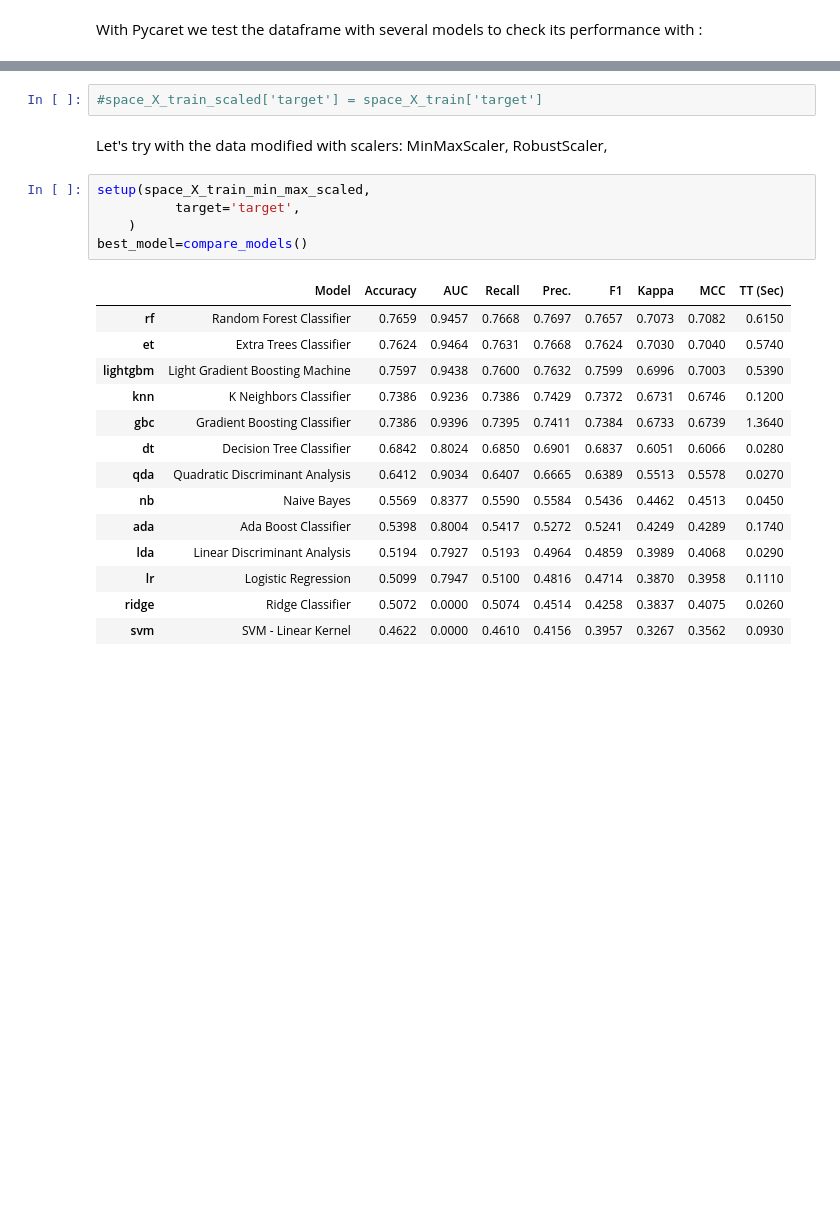
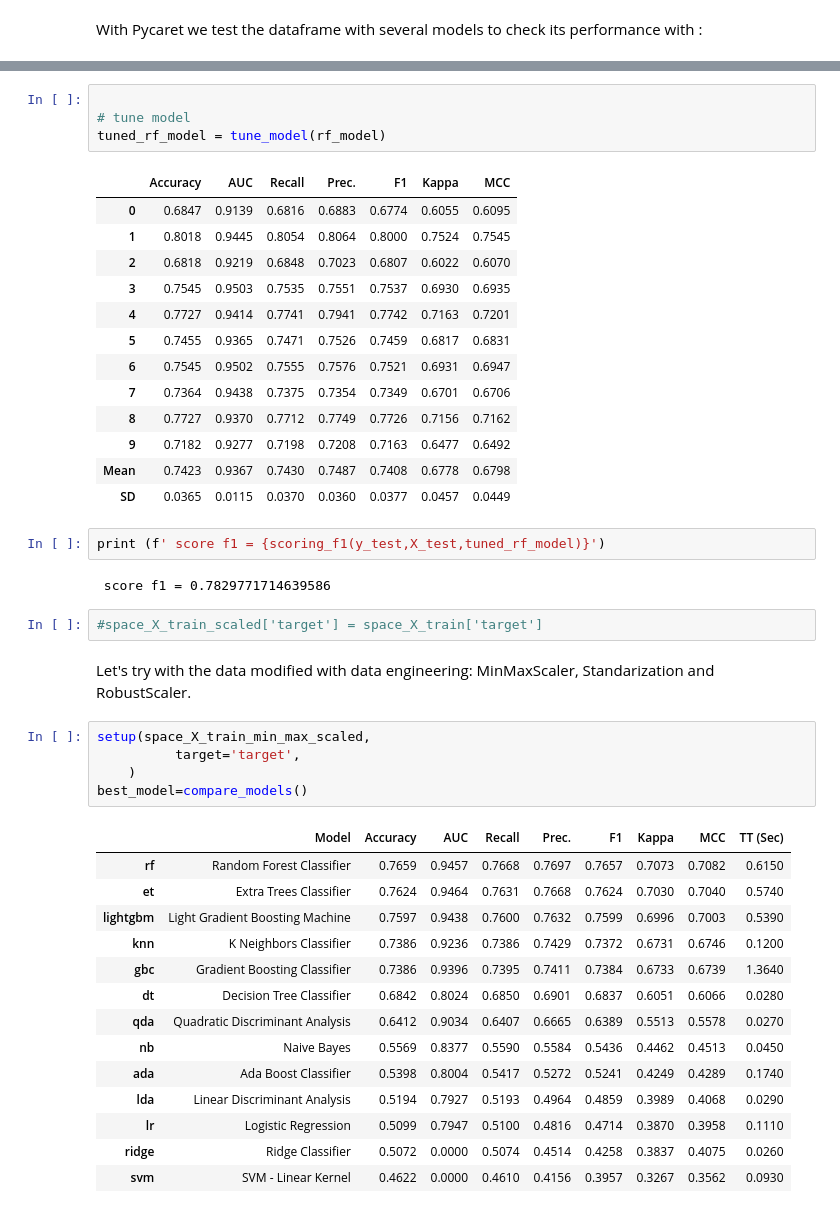
Before and after one commit to MarkusHumetus/Hackathon_Talent_Squad, a Jupyter notebook: main.ipynb, the cells around one changed output, grey strips where cells are left out. Saved outputs shown, nothing was run; the diff lists cells and outputs as text; blank space fills up the shorter version.

```diff
--- a/main.ipynb
+++ b/main.ipynb
@@ -220,7 +260,29 @@ RandomForestClassifier(bootstrap=True, ccp_alpha=0.0, class_weight=None,
+# %%
+
+# tune model
+tuned_rf_model = tune_model(rf_model)
+# %% [output]
+|  | Accuracy | AUC | Recall | Prec. | F1 | Kappa | MCC |
+| 0 | 0.6847 | 0.9139 | 0.6816 | 0.6883 | 0.6774 | 0.6055 | 0.6095 |
+| 1 | 0.8018 | 0.9445 | 0.8054 | 0.8064 | 0.8000 | 0.7524 | 0.7545 |
+| 2 | 0.6818 | 0.9219 | 0.6848 | 0.7023 | 0.6807 | 0.6022 | 0.6070 |
+| 3 | 0.7545 | 0.9503 | 0.7535 | 0.7551 | 0.7537 | 0.6930 | 0.6935 |
+| 4 | 0.7727 | 0.9414 | 0.7741 | 0.7941 | 0.7742 | 0.7163 | 0.7201 |
+| 5 | 0.7455 | 0.9365 | 0.7471 | 0.7526 | 0.7459 | 0.6817 | 0.6831 |
+| 6 | 0.7545 | 0.9502 | 0.7555 | 0.7576 | 0.7521 | 0.6931 | 0.6947 |
+| 7 | 0.7364 | 0.9438 | 0.7375 | 0.7354 | 0.7349 | 0.6701 | 0.6706 |
+| 8 | 0.7727 | 0.9370 | 0.7712 | 0.7749 | 0.7726 | 0.7156 | 0.7162 |
+| 9 | 0.7182 | 0.9277 | 0.7198 | 0.7208 | 0.7163 | 0.6477 | 0.6492 |
+| Mean | 0.7423 | 0.9367 | 0.7430 | 0.7487 | 0.7408 | 0.6778 | 0.6798 |
+| SD | 0.0365 | 0.0115 | 0.0370 | 0.0360 | 0.0377 | 0.0457 | 0.0449 |
+# %%
+print (f' score f1 = {scoring_f1(y_test,X_test,tuned_rf_model)}')
+# %% [output]
+ score f1 = 0.7829771714639586
 # %%
 #space_X_train_scaled['target'] = space_X_train['target']
 # %% [markdown]
-Let's try with the data modified with scalers: MinMaxScaler, RobustScaler,
+Let's try with the data modified with data engineering: MinMaxScaler, Standarization and RobustScaler.
 # %%
 setup(space_X_train_min_max_scaled,
           target='target',
```
Also changed, not shown: parts of 24 cells of this notebook, 2 other files.
